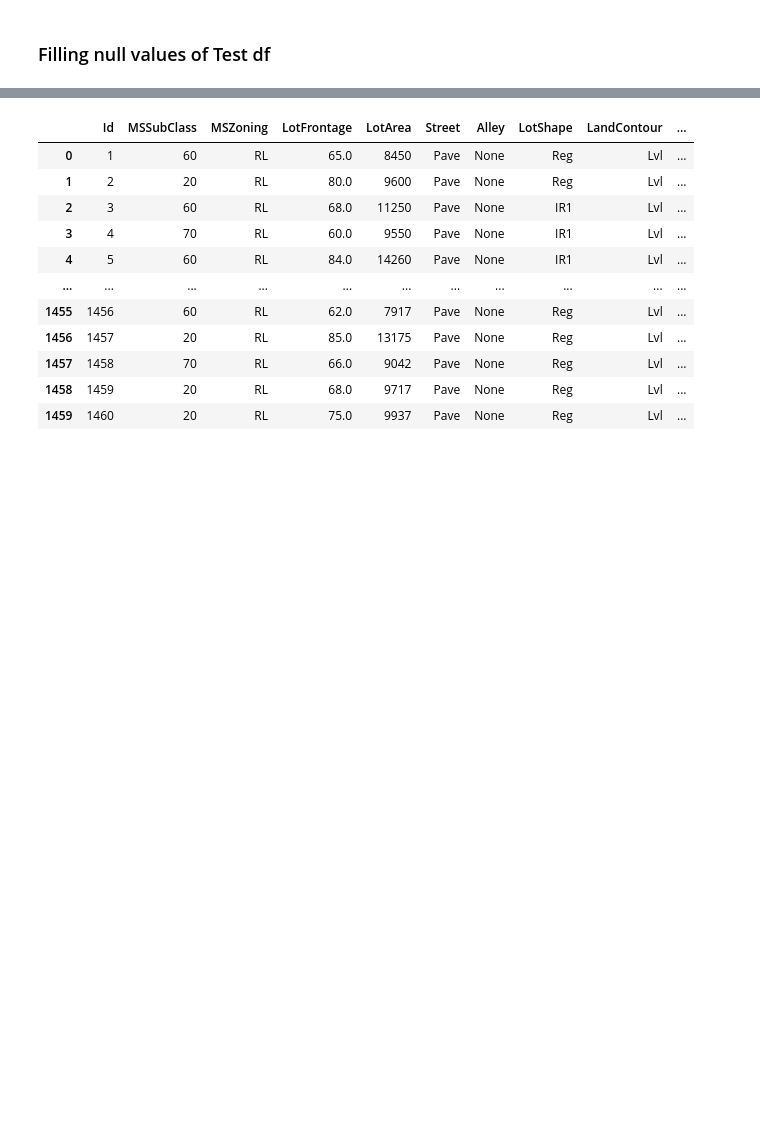
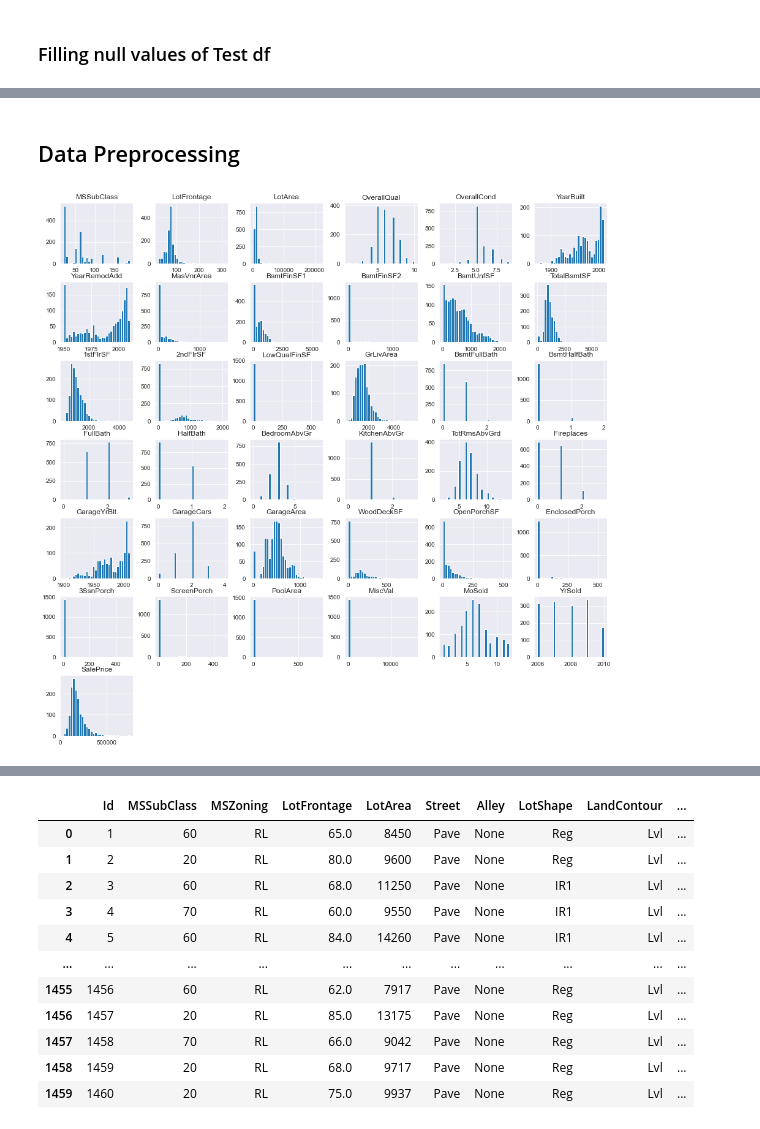
Before and after one commit to endritmustafa96/House-Prices-Prediction, a Jupyter notebook: House Prices - Advanced Regression Techniques/House_Prices_Prediction_Notebook.ipynb, the cells around one changed output, grey strips where cells are left out. Saved outputs shown, nothing was run; the diff lists cells and outputs as text; code cells hidden in the pictures; blank space fills up the shorter version.

```diff
--- a/House Prices - Advanced Regression Techniques/House_Prices_Prediction_Notebook.ipynb
+++ b/House Prices - Advanced Regression Techniques/House_Prices_Prediction_Notebook.ipynb
@@ -141,8 +99,0 @@ fill_none(train_df, 'BsmtCond')
-# %%
-# Filling 'BsmtExposure' with 'None' where 'BsmtQual' is 'None'
-# (There are 38 null values in BsmtExposure, but there are 37 houses with No Basement)
-
-train_df.loc[train_df['BsmtQual'] == 'None', 'BsmtExposure'] = 'None'
-
-# Filling 'BsmtExposure' with mode of 'BsmtExposure' when BsmtQual' is not 'None'
-fill_mode(train_df,'BsmtExposure')
@@ -153,9 +99,0 @@ fill_none(train_df, 'BsmtFinType1')
-# %%
-# Filling 'BsmtExposure' with 'None' values where 'BsmtQual' is 'None'
-# (There are 38 null values in BsmtFinType2, but there are 37 houses with No Basement)
-
-train_df.loc[train_df['BsmtQual'] == 'None', 'BsmtFinType2'] = 'None'
-
-# Filling 'BsmtFinType2' with mode of 'BsmtFinType2' when BsmtQual' is not 'None'
-
-fill_mode(train_df,'BsmtFinType2')
@@ -332,0 +233,7 @@ fill_mode(test_df,'SaleType')
+# %% [markdown]
+## Data Preprocessing
+# %%
+train_df.drop('Id', axis=1).hist(bins=30, figsize=(16,16))
+plt.show()
+# %% [output]
+[figure, added]
```
Also changed, not shown: parts of 87 cells of this notebook.
